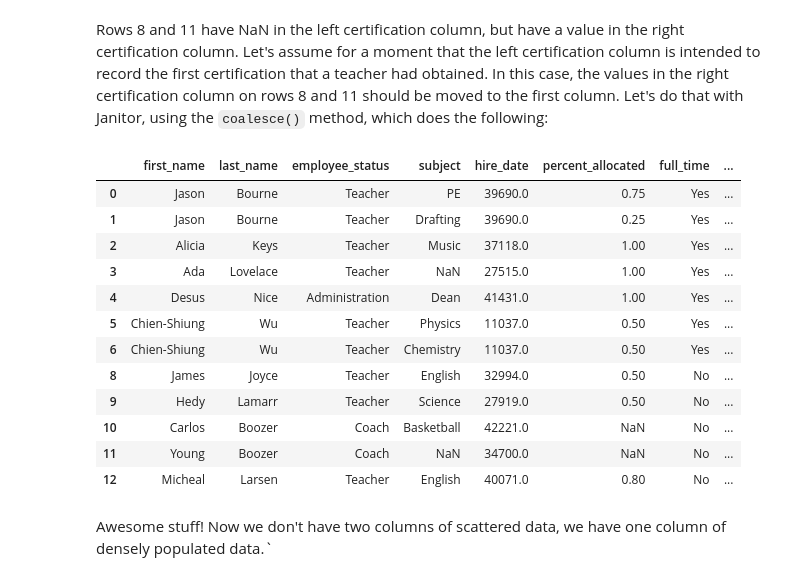
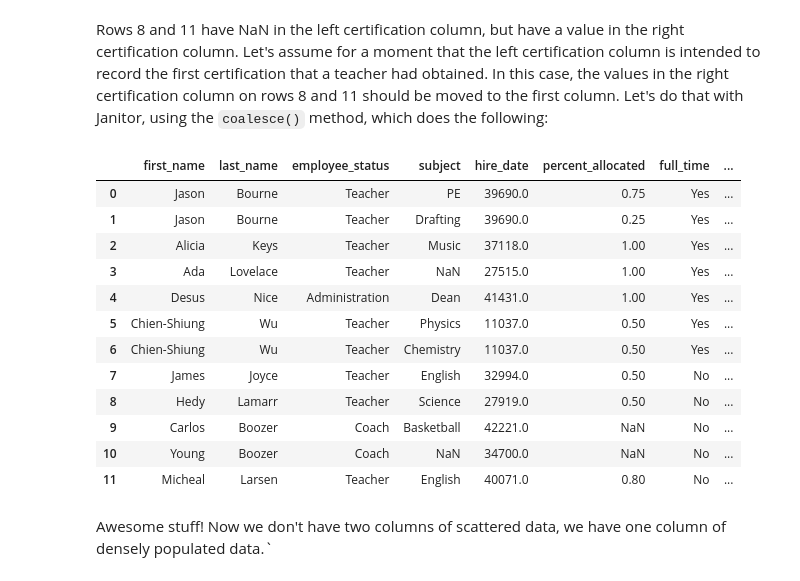
Before and after one commit to pyjanitor-devs/pyjanitor, a Jupyter notebook: examples/notebooks/dirty_data.ipynb, the cells around one changed output. Saved outputs shown, nothing was run; the diff lists cells and outputs as text; code cells hidden in the pictures.

```diff
--- a/examples/notebooks/dirty_data.ipynb
+++ b/examples/notebooks/dirty_data.ipynb
@@ -94,27 +103,30 @@ df_clean[['certification', 'certification_1']]
 # %% [markdown]
 Rows 8 and 11 have NaN in the left certification column, but have a value in the right certification column. Let's assume for a moment that the left certification column is intended to record the first certification that a teacher had obtained. In this case, the values in the right certification column on rows 8 and 11 should be moved to the first column. Let's do that with Janitor, using the `coalesce()` method, which does the following:
 # %%
-df_clean = (df.clean_names()
-              .remove_empty()
-              .rename_column("%_allocated", "percent_allocated")
-              .rename_column("full_time_", "full_time")
-              .coalesce(column_names=['certification', 'certification_1'], new_column_name='certification'))
+df_clean = (
+    df
+    .clean_names()
+    .remove_empty()
+    .rename_column("%_allocated", "percent_allocated")
+    .rename_column("full_time_", "full_time")
+    .coalesce(column_names=['certification', 'certification_1'], new_column_name='certification')
+)
 
 df_clean
 # %% [output]
 |  | first_name | last_name | employee_status | subject | hire_date | percent_allocated | full_time | ... |
 | 0 | Jason | Bourne | Teacher | PE | 39690.0 | 0.75 | Yes | ... |
 | 1 | Jason | Bourne | Teacher | Drafting | 39690.0 | 0.25 | Yes | ... |
 | 2 | Alicia | Keys | Teacher | Music | 37118.0 | 1.00 | Yes | ... |
 | 3 | Ada | Lovelace | Teacher | NaN | 27515.0 | 1.00 | Yes | ... |
 | 4 | Desus | Nice | Administration | Dean | 41431.0 | 1.00 | Yes | ... |
 | 5 | Chien-Shiung | Wu | Teacher | Physics | 11037.0 | 0.50 | Yes | ... |
 | 6 | Chien-Shiung | Wu | Teacher | Chemistry | 11037.0 | 0.50 | Yes | ... |
-| 8 | James | Joyce | Teacher | English | 32994.0 | 0.50 | No | ... |
-| 9 | Hedy | Lamarr | Teacher | Science | 27919.0 | 0.50 | No | ... |
-| 10 | Carlos | Boozer | Coach | Basketball | 42221.0 | NaN | No | ... |
-| 11 | Young | Boozer | Coach | NaN | 34700.0 | NaN | No | ... |
-| 12 | Micheal | Larsen | Teacher | English | 40071.0 | 0.80 | No | ... |
+| 7 | James | Joyce | Teacher | English | 32994.0 | 0.50 | No | ... |
+| 8 | Hedy | Lamarr | Teacher | Science | 27919.0 | 0.50 | No | ... |
+| 9 | Carlos | Boozer | Coach | Basketball | 42221.0 | NaN | No | ... |
+| 10 | Young | Boozer | Coach | NaN | 34700.0 | NaN | No | ... |
+| 11 | Micheal | Larsen | Teacher | English | 40071.0 | 0.80 | No | ... |
 # %% [markdown]
 Awesome stuff! Now we don't have two columns of scattered data, we have one column of densely populated data.`
 # %% [markdown]
```
Also changed, not shown: parts of 9 cells of this notebook, 2 other files.
